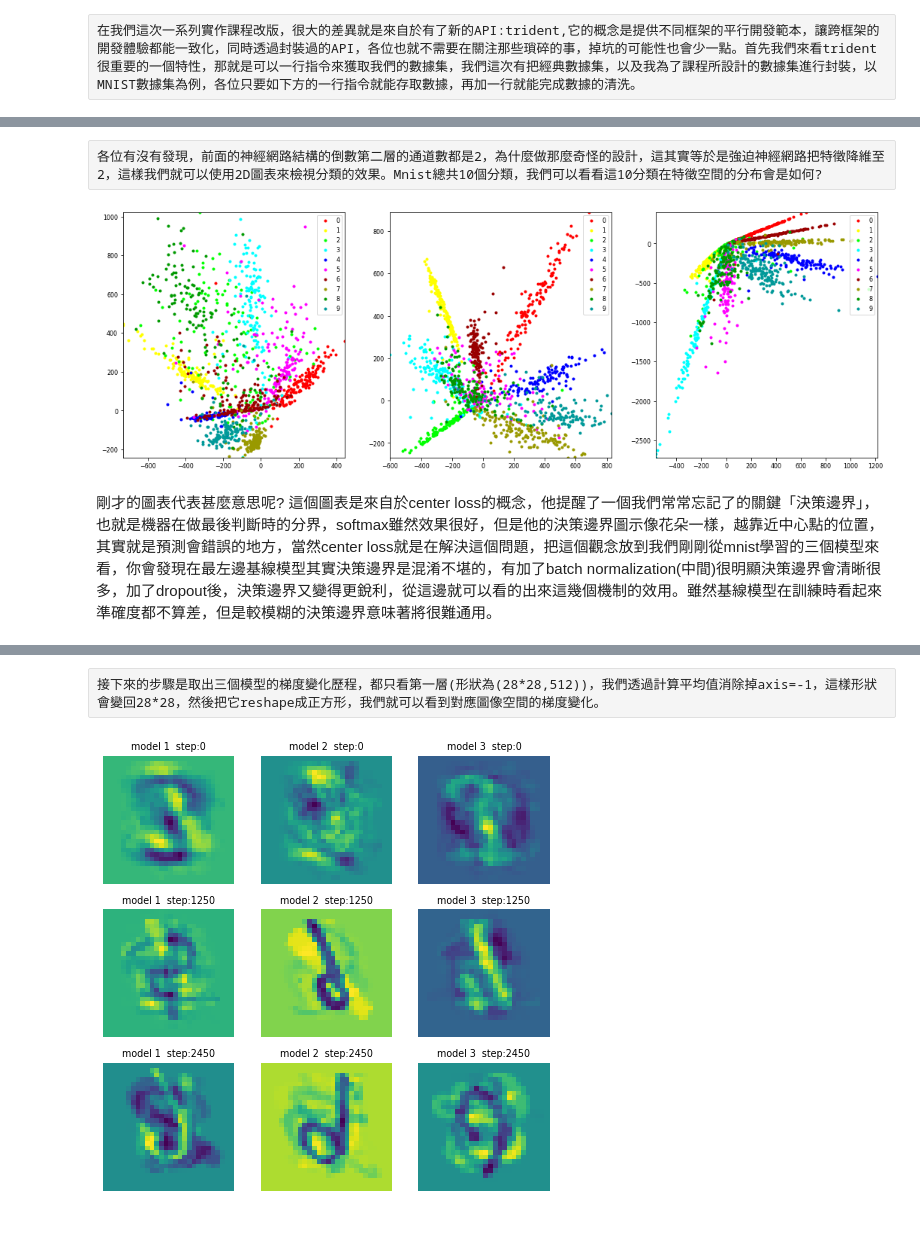
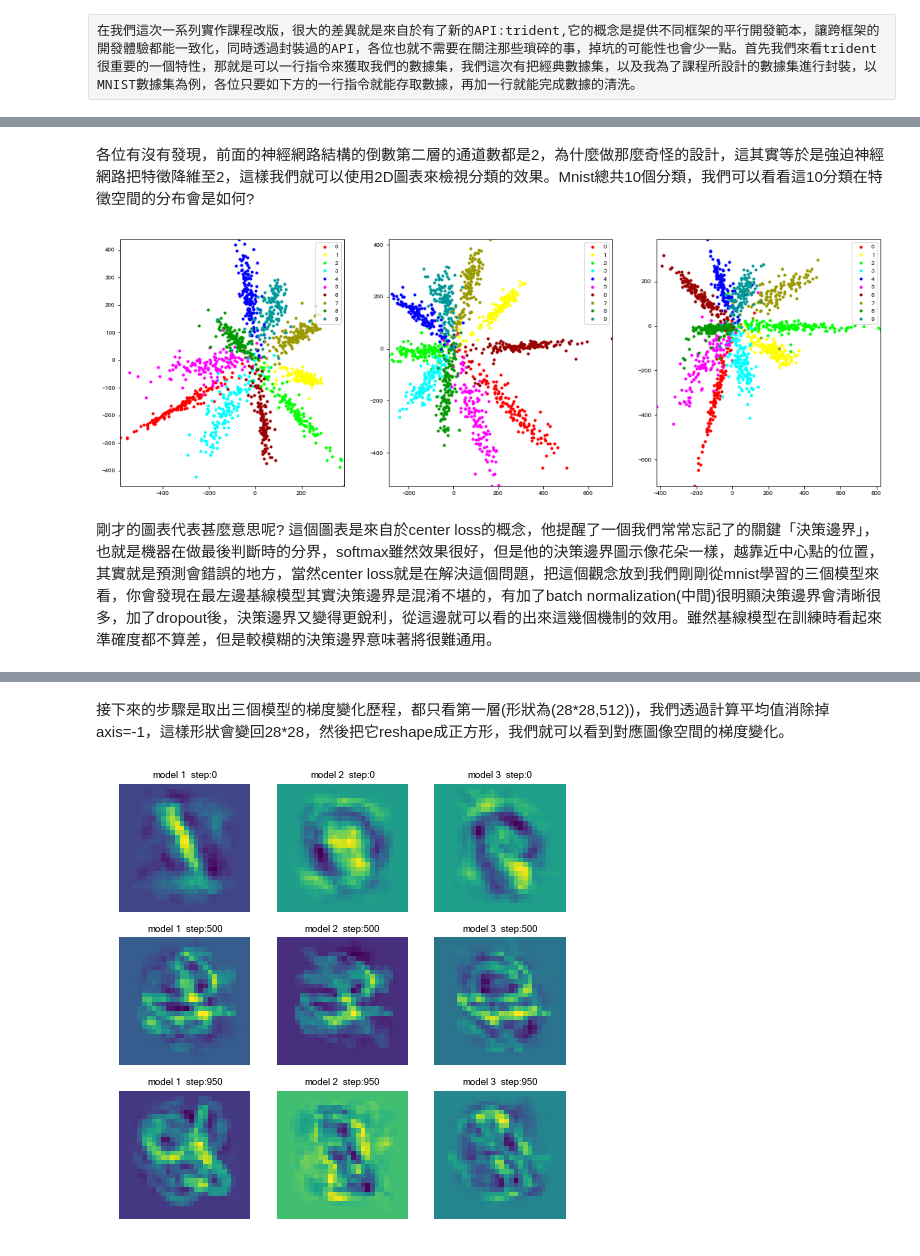
Before and after one commit to AllanYiin/DeepBelief_Course5_Examples, a Jupyter notebook: epoch001_另一種角度看mnist/HelloWorld_mnist_tf.ipynb, the cells around one changed output, grey strips where cells are left out. Saved outputs shown, nothing was run; the diff lists cells and outputs as text; code cells hidden in the pictures; blank space fills up the shorter version.

```diff
--- a/epoch001_另一種角度看mnist/HelloWorld_mnist_tf.ipynb
+++ b/epoch001_另一種角度看mnist/HelloWorld_mnist_tf.ipynb
@@ -76,4 +74,5 @@ net1=Sequential(
     Dense(32,use_bias=False,activation='leaky_relu'),
     Dense(16,use_bias=False,activation='leaky_relu'),
     Dense(2,use_bias=False,activation=None,keep_output=True),
-    Dense(10,use_bias=False,activation='softmax'))
+    Dense(10,use_bias=False,activation=None),
+    SoftMax())
@@ -95,7 +94,8 @@ net2=Sequential(
     BatchNorm(),
     LeakyRelu(),
     Dense(2,use_bias=False,activation=None,keep_output=True),
-    Dense(10,use_bias=False,activation='softmax'))
+    Dense(10,use_bias=False,activation=None),
+    SoftMax())
 
 #加入Dropout
 net3=Sequential(
@@ -111,4 +111,5 @@ net3=Sequential(
     BatchNorm(),
     LeakyRelu(),
     Dense(2,use_bias=False,activation=None,keep_output=True),
-    Dense(10,use_bias=False,activation='softmax'))
+    Dense(10,use_bias=False,activation=None),
+    SoftMax())
@@ -117,16 +118,16 @@ net3=Sequential(
 # %%
 model1=Model(input_shape=(28,28),output=net1)\
-    .with_optimizer(optimizer='Adam',lr=2e-3)\
+    .with_optimizer(optimizer='Adam',lr=1e-3)\
     .with_loss(CrossEntropyLoss)\
     .with_metric(accuracy)
 
 model2=Model(input_shape=(28,28),output=net2)\
-    .with_optimizer(optimizer='Adam',lr=2e-3)\
+    .with_optimizer(optimizer='Adam',lr=1e-3)\
     .with_loss(CrossEntropyLoss)\
     .with_metric(accuracy)
 
 model3=Model(input_shape=(28,28),output=net3)\
-    .with_optimizer(optimizer='Adam',lr=2e-3)\
+    .with_optimizer(optimizer='Adam',lr=1e-3)\
     .with_loss(CrossEntropyLoss)\
     .with_metric(accuracy)
 # %% [output]
@@ -196,6 +198,6 @@ model 2      Step: 32ms     | Loss: 6.829   | accuracy: 72.375%  | learning rate
 True
-# %% [raw]
-各位有沒有發現，前面的神經網路結構的倒數第二層的通道數都是2，為什麼做那麼奇怪的設計，這其實等於是強迫神經網路把特徵降維至2，這樣我們就可以使用2D圖表來檢視分類的效果。Mnist總共10個分類，我們可以看看這10分類在特徵空間的分布會是如何?
+# %% [markdown]
+各位有沒有發現，前面的神經網路結構的倒數第二層的通道數都是2，為什麼做那麼奇怪的設計，這其實等於是強迫神經網路把特徵降維至2，這樣我們就可以使用2D圖表來檢視分類的效果。Mnist總共10個分類，我們可以看看這10分類在特徵空間的分布會是如何?
 # %%
 
 #plan.training_items[0].model[:4]
@@ -209,8 +211,8 @@ def centerloss_plot(plt,feat, labels,title=''):
     for i in range(10):
         plt.plot(feat[labels == i, 0], feat[labels == i, 1], '.', c=c[i])
     plt.legend(['0', '1', '2', '3', '4', '5', '6', '7', '8', '9'], loc = 'upper right')
-    plt.xlim(xmin=feat[:,0].min(),xmax=feat[:, 0].max())
-    plt.ylim(ymin=feat[:,1].min(),ymax=feat[:, 1].max())
+    plt.xlim(left=feat[:,0].min(),right=feat[:, 0].max())
+    plt.ylim(bottom=feat[:,1].min(),top=feat[:, 1].max())
     plt.title(title)
 
 
@@ -222,13 +224,14 @@ for k in [1,2,3]:
     plt.subplot(1, 3, k)
     feats_result=[]
     label_result=[]
+    fm=Sequential(plan.training_items[k-1].model[:-2])#取出指定model的從第一層到倒數第二層，將它置入於Sequentiqal中
     for i,(data,label) in enumerate(data_provider):
         data=to_tensor(data)
         _=plan.training_items[k-1].model(data)
-        feats=plan.training_items[k-1].model[-2].output
+        feats=plan.training_items[k-1].model[-3].output
 
         feats=to_numpy(feats)
-        label=np.argmax(label,-1)
+        label=argmax(label,-1)
         feats_result.append(feats)
         label_result.append(label)
         if i==10:
@@ -242,33 +245,33 @@ plt.ioff()
 display.display(plt.gcf())
 plt.close(fig)
 # %% [output]
-[figure, old version]
+[figure, new version]
 # %% [markdown]
 剛才的圖表代表甚麼意思呢? 這個圖表是來自於center loss的概念，他提醒了一個我們常常忘記了的關鍵「決策邊界」，也就是機器在做最後判斷時的分界，softmax雖然效果很好，但是他的決策邊界圖示像花朵一樣，越靠近中心點的位置，其實就是預測會錯誤的地方，當然center loss就是在解決這個問題，把這個觀念放到我們剛剛從mnist學習的三個模型來看，你會發現在最左邊基線模型其實決策邊界是混淆不堪的，有加了batch normalization(中間)很明顯決策邊界會清晰很多，加了dropout後，決策邊界又變得更銳利，從這邊就可以看的出來這幾個機制的效用。雖然基線模型在訓練時看起來準確度都不算差，但是較模糊的決策邊界意味著將很難通用。
 # %% [markdown]
 ![Alt text](../images/center_loss.jpg)
-# %% [raw]
-接下來的步驟是取出三個模型的梯度變化歷程，都只看第一層(形狀為(28*28,512))，我們透過計算平均值消除掉axis=-1，這樣形狀會變回28*28，然後把它reshape成正方形，我們就可以看到對應圖像空間的梯度變化。
+# %% [markdown]
+接下來的步驟是取出三個模型的梯度變化歷程，都只看第一層(形狀為(28\*28,512))，我們透過計算平均值消除掉axis=-1，這樣形狀會變回28\*28，然後把它reshape成正方形，我們就可以看到對應圖像空間的梯度變化。
 # %%
 grad_dict={}
 for i in  range(3):
     grad_dict[i]=[]
     for j in range(len(plan.training_items[i].gradients_history)):
-        grad_dict[i].append(to_numpy(plan.training_items[i].gradients_history[j].value_list[0]).mean(1))
+        grad_dict[i].append(to_numpy(plan.training_items[i].gradients_history[j].value_list[0].copy()).mean(-1))
 
 fig =plt.figure(figsize=(8,8))
 plt.clf()
 plt.ion()
 for j in range(3):
     for i in [1,2,3]:
         plt.subplot(3,3, 3*j+i)
         n=[0,len(grad_dict[i-1])//2,len(grad_dict[i-1])-1][j]
         grad_grid=grad_dict[i-1][n].reshape([28,28])
         plt.pcolor(grad_grid)
         plt.title('model {0}  step:{1}'.format(i,n*50))
         plt.axis("off")
 plt.ioff()
 display.display(fig)
 plt.close(fig)
 # %% [output]
-[figure, old version]
+[figure, new version]
```
Also changed, not shown: parts of 20 cells of this notebook, 1 other file.
